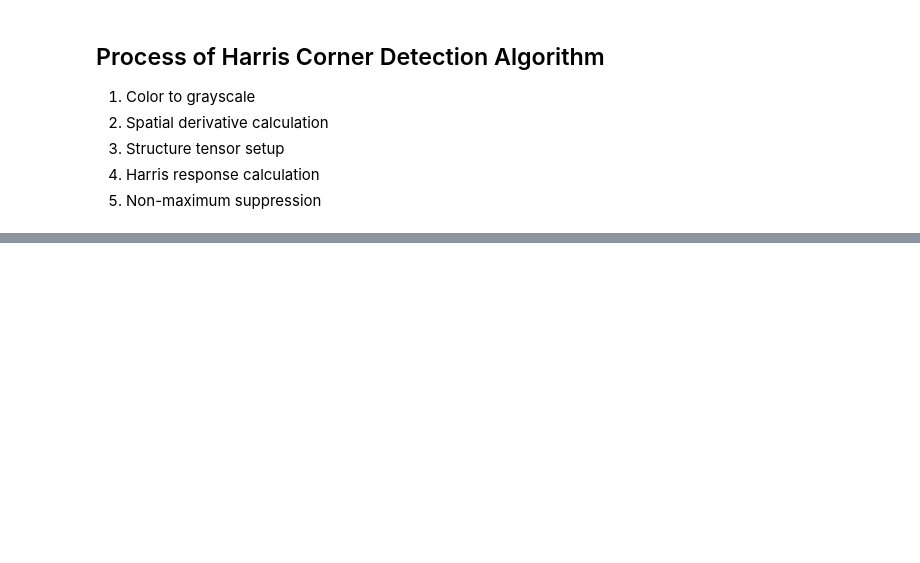
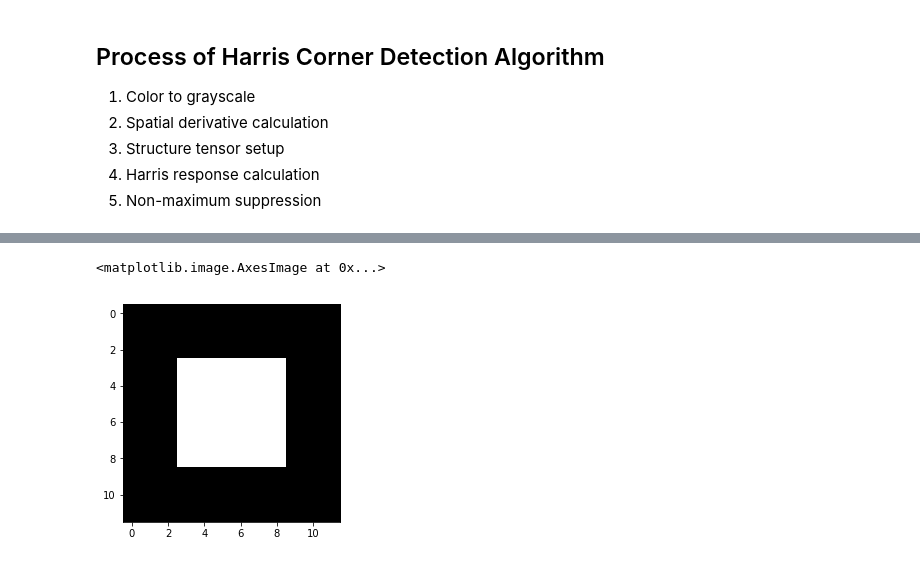
Before and after one commit to muthuspark/ml_research, a Jupyter notebook: Harris corner detector.ipynb, the cells around one changed output, grey strips where cells are left out. Cells and saved outputs as stored; diff of their text form; code cells hidden in the pictures; blank space fills up the shorter version.

```diff
--- a/Harris corner detector.ipynb
+++ b/Harris corner detector.ipynb
@@ -27,0 +86,19 @@ plt.imshow(input_pixels, cmap="gray")
+# %%
+#random sample image
+ximage = np.array([[0, 0, 0, 0, 0, 0, 0, 0, 0, 0, 0, 0],
+                   [0, 0, 0, 0, 0, 0, 0, 0, 0, 0, 0, 0],
+                   [0, 0, 0, 0, 0, 0, 0, 0, 0, 0, 0, 0],
+                   [0, 0, 0, 1, 1, 1, 1, 1, 1, 0, 0, 0],
+                   [0, 0, 0, 1, 1, 1, 1, 1, 1, 0, 0, 0],
+                   [0, 0, 0, 1, 1, 1, 1, 1, 1, 0, 0, 0],
+                   [0, 0, 0, 1, 1, 1, 1, 1, 1, 0, 0, 0],
+                   [0, 0, 0, 1, 1, 1, 1, 1, 1, 0, 0, 0],
+                   [0, 0, 0, 1, 1, 1, 1, 1, 1, 0, 0, 0],
+                   [0, 0, 0, 0, 0, 0, 0, 0, 0, 0, 0, 0],
+                   [0, 0, 0, 0, 0, 0, 0, 0, 0, 0, 0, 0],
+                   [0, 0, 0, 0, 0, 0, 0, 0, 0, 0, 0, 0]])
+
+plt.imshow(ximage, cmap="gray")
+# %% [output]
+<matplotlib.image.AxesImage at 0x...>
+[figure, added]
```
Also changed, not shown: parts of 20 cells of this notebook, 7 other files.
